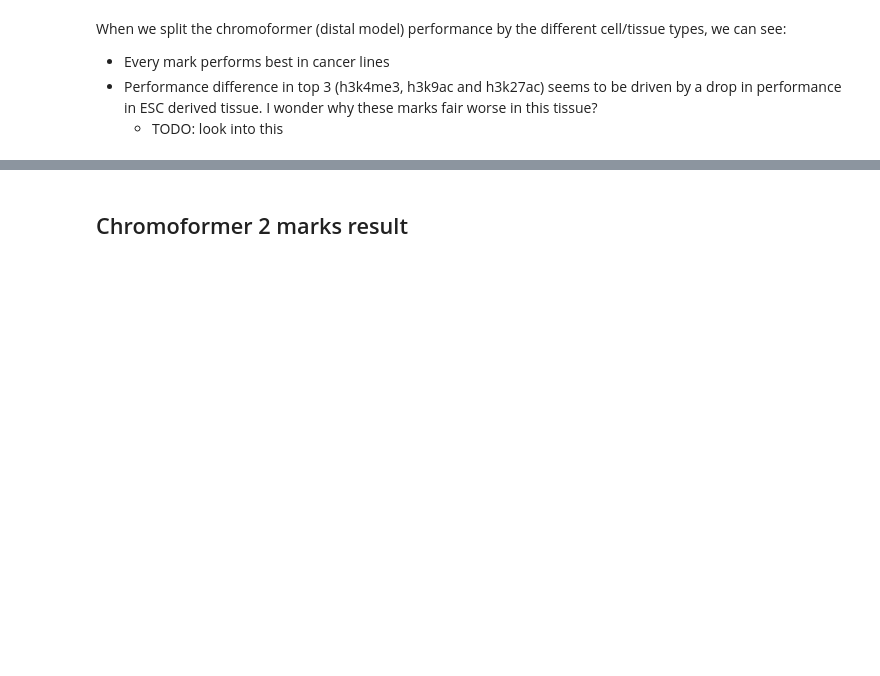
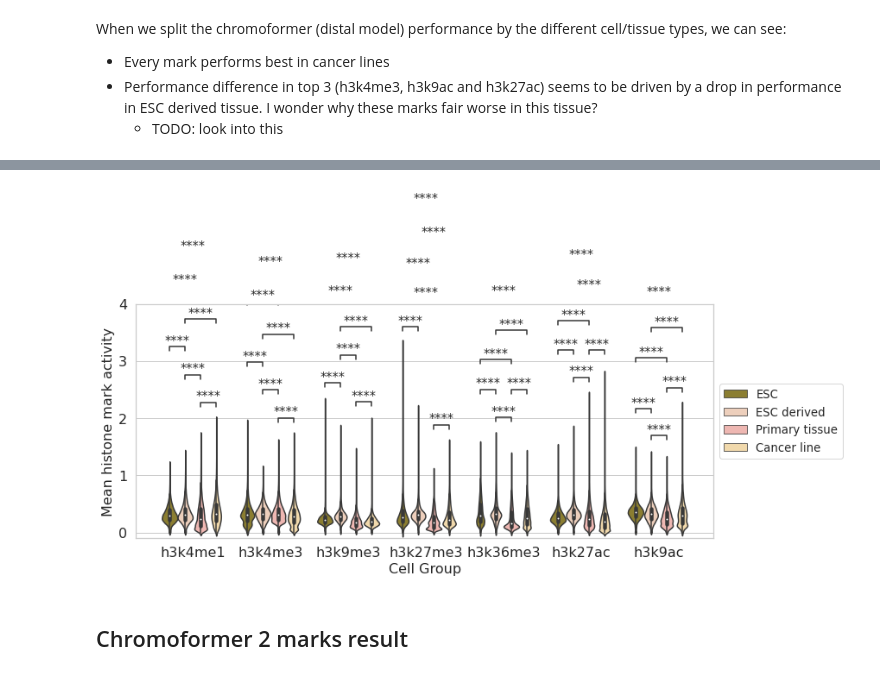
Before and after one commit to neurogenomics/chromexpress, a Jupyter notebook: Predicting.ipynb, the cells around one changed output, grey strips where cells are left out. Drawn from its saved outputs; the diff is of its cells as text; code cells hidden in the pictures; blank space fills up the shorter version.

```diff
--- a/Predicting.ipynb
+++ b/Predicting.ipynb
@@ -1825,0 +1871,86 @@ When we split the chromoformer (distal model) performance by the different cell/
+# %%
+#how variable is the hist mark across active genes
+
+#plot expression across the two cell groups
+import seaborn as sns
+import matplotlib.pyplot as plt
+from statannot import add_stat_annotation
+
+sns.set(rc={'figure.figsize':(12, 5)})
+sns.set(font_scale = 1.2)
+sns.set_style("whitegrid")
+pal = ["#9A8822","#F5CDB4","#F8AFA8",
+       "#FDDDA0","#74A089","#85D4E3",
+       #added extra to make 7
+       '#78A2CC']
+
+chromo_hist_act_ag = chromo_hist_act.copy()
+#filt to just active
+chromo_hist_act_ag = chromo_hist_act_ag[chromo_hist_act_ag['label']==1]
+
+# Plot
+ax = sns.violinplot(x="assay", y="hist_mark_activity", hue="cell_anatomy_grp",
+                    palette=pal,data=chromo_hist_act_ag)
+add_stat_annotation(ax, data=chromo_hist_act_ag, x="assay", y="hist_mark_activity", hue="cell_anatomy_grp",
+                    #order=order,
+                    box_pairs=[(("h3k4me1", "Primary tissue"), ("h3k4me1", "Cancer line")),
+                               (("h3k4me1", "Primary tissue"), ("h3k4me1", "ESC")),
+                               (("h3k4me1", "Primary tissue"), ("h3k4me1", "ESC derived")),
+                               (("h3k4me1", "Cancer line"), ("h3k4me1", "ESC")),
+                               (("h3k4me1", "Cancer line"), ("h3k4me1", "ESC derived")),
+                               (("h3k4me1", "ESC"), ("h3k4me1", "ESC derived")),
+
+                               (("h3k4me3", "Primary tissue"), ("h3k4me3", "Cancer line")),
+                               (("h3k4me3", "Primary tissue"), ("h3k4me3", "ESC")),
+                               (("h3k4me3", "Primary tissue"), ("h3k4me3", "ESC derived")),
+                               (("h3k4me3", "Cancer line"), ("h3k4me3", "ESC")),
+                               (("h3k4me3", "Cancer line"), ("h3k4me3", "ESC derived")),
+                               (("h3k4me3", "ESC"), ("h3k4me3", "ESC derived")),
+
+                               (("h3k9me3", "Primary tissue"), ("h3k9me3", "Cancer line")),
+                               (("h3k9me3", "Primary tissue"), ("h3k9me3", "ESC")),
+                               (("h3k9me3", "Primary tissue"), ("h3k9me3", "ESC derived")),
+                               (("h3k9me3", "Cancer line"), ("h3k9me3", "ESC")),
+                               (("h3k9me3", "Cancer line"), ("h3k9me3", "ESC derived")),
+                               (("h3k9me3", "ESC"), ("h3k9me3", "ESC derived")),
+
+                               (("h3k27me3", "Primary tissue"), ("h3k27me3", "Cancer line")),
+                               (("h3k27me3", "Primary tissue"), ("h3k27me3", "ESC")),
+                               (("h3k27me3", "Primary tissue"), ("h3k27me3", "ESC derived")),
+                               (("h3k27me3", "Cancer line"), ("h3k27me3", "ESC")),
+                               (("h3k27me3", "Cancer line"), ("h3k27me3", "ESC derived")),
+                               (("h3k27me3", "ESC"), ("h3k27me3", "ESC derived")),
+
+                               (("h3k36me3", "Primary tissue"), ("h3k36me3", "Cancer line")),
+                               (("h3k36me3", "Primary tissue"), ("h3k36me3", "ESC")),
+                               (("h3k36me3", "Primary tissue"), ("h3k36me3", "ESC derived")),
+                               (("h3k36me3", "Cancer line"), ("h3k36me3", "ESC")),
+                               (("h3k36me3", "Cancer line"), ("h3k36me3", "ESC derived")),
+                               (("h3k36me3", "ESC"), ("h3k36me3", "ESC derived")),
+
+                               (("h3k27ac", "Primary tissue"), ("h3k27ac", "Cancer line")),
+                               (("h3k27ac", "Primary tissue"), ("h3k27ac", "ESC")),
+                               (("h3k27ac", "Primary tissue"), ("h3k27ac", "ESC derived")),
+                               (("h3k27ac", "Cancer line"), ("h3k27ac", "ESC")),
+                               (("h3k27ac", "Cancer line"), ("h3k27ac", "ESC derived")),
+                               (("h3k27ac", "ESC"), ("h3k27ac", "ESC derived")),
+
+                               (("h3k9ac", "Primary tissue"), ("h3k9ac", "Cancer line")),
+                               (("h3k9ac", "Primary tissue"), ("h3k9ac", "ESC")),
+                               (("h3k9ac", "Primary tissue"), ("h3k9ac", "ESC derived")),
+                               (("h3k9ac", "Cancer line"), ("h3k9ac", "ESC")),
+                               (("h3k9ac", "Cancer line"), ("h3k9ac", "ESC derived")),
+                               (("h3k9ac", "ESC"), ("h3k9ac", "ESC derived")),
+                              ],
+                    test='Mann-Whitney', text_format='star',loc='inside',verbose=0,
+                    comparisons_correction='bonferroni')#doesn't accept BH
+# Put the legend out of the figure
+ax.legend(loc='center left', bbox_to_anchor=(1, 0.5))
+ax.set_xlabel('Cell Group',fontsize=16)
+ax.set_ylabel('Mean histone mark activity',fontsize=16)
+ax.tick_params(labelsize=16)
+ax.set(ylim=(-0.1, 4))
+
+plt.show()
+# %% [output]
+[figure, added]
```
Also changed, not shown: parts of 5 cells of this notebook, 3 other files.
